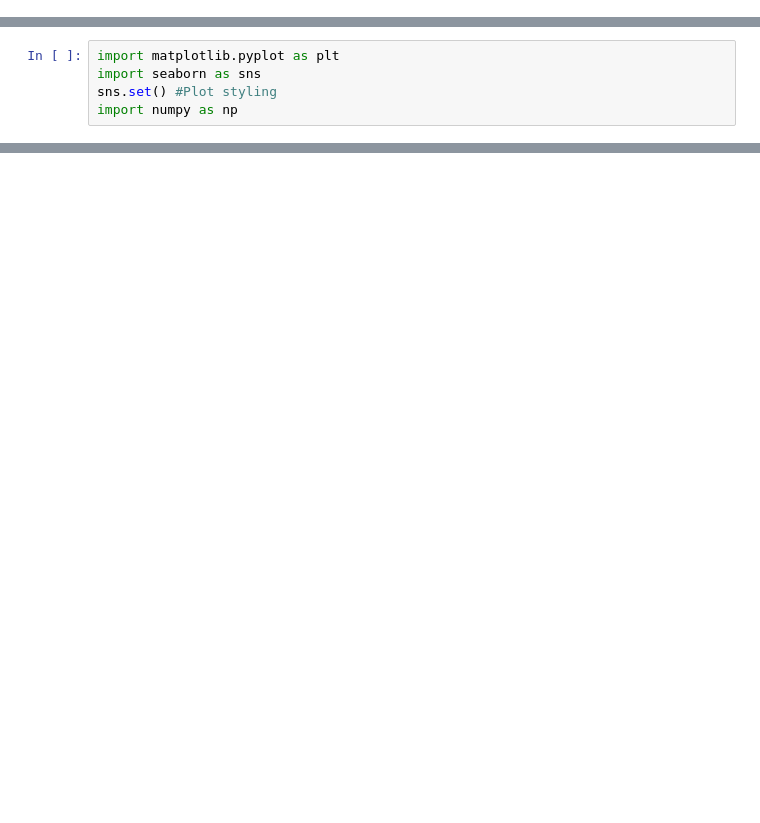
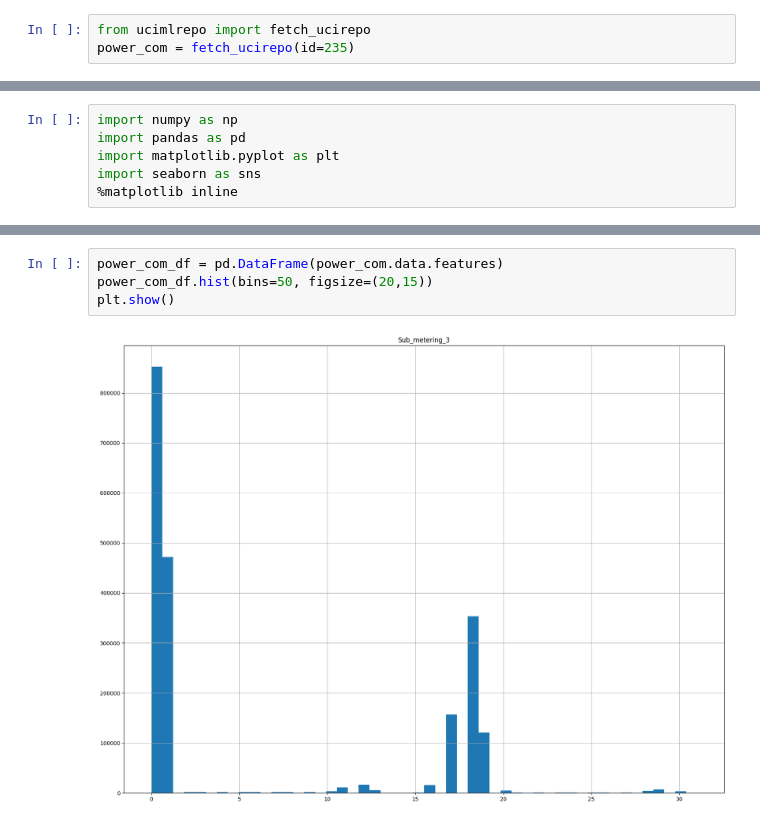
Before and after one commit to 2303A52406/AIML-2303A52406, a Jupyter notebook: AIML-A10.ipynb, the cells around one changed output, grey strips where cells are left out. Drawn from its saved outputs; the diff is of its cells as text; blank space fills up the shorter version.

```diff
--- a/AIML-A10.ipynb
+++ b/AIML-A10.ipynb
@@ -2,0 +18,3 @@
+# %%
+from ucimlrepo import fetch_ucirepo
+power_com = fetch_ucirepo(id=235)
@@ -3,5 +24,6 @@
 # %%
+import numpy as np
+import pandas as pd
 import matplotlib.pyplot as plt
 import seaborn as sns
-sns.set() #Plot styling
-import numpy as np
+%matplotlib inline
@@ -218,0 +70,6 @@ TypeError: Ellipse.__init__() takes 4 positional arguments but 5 were given
+# %%
+power_com_df = pd.DataFrame(power_com.data.features)
+power_com_df.hist(bins=50, figsize=(20,15))
+plt.show()
+# %% [output]
+[figure, added]
```
Also changed, not shown: parts of 33 cells of this notebook.
